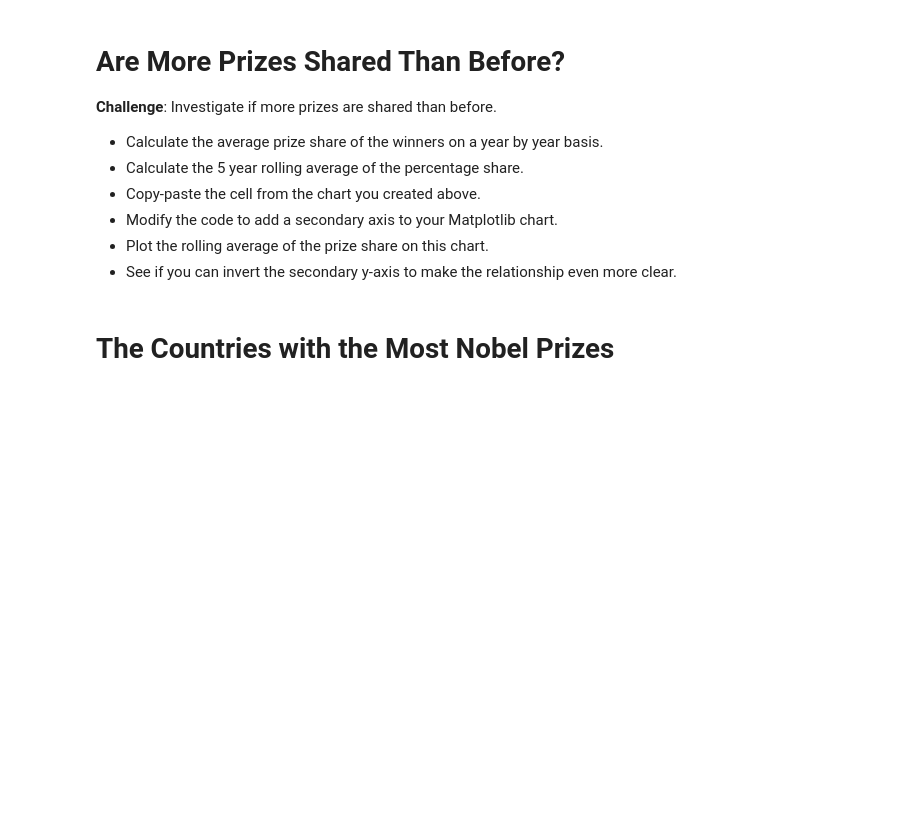
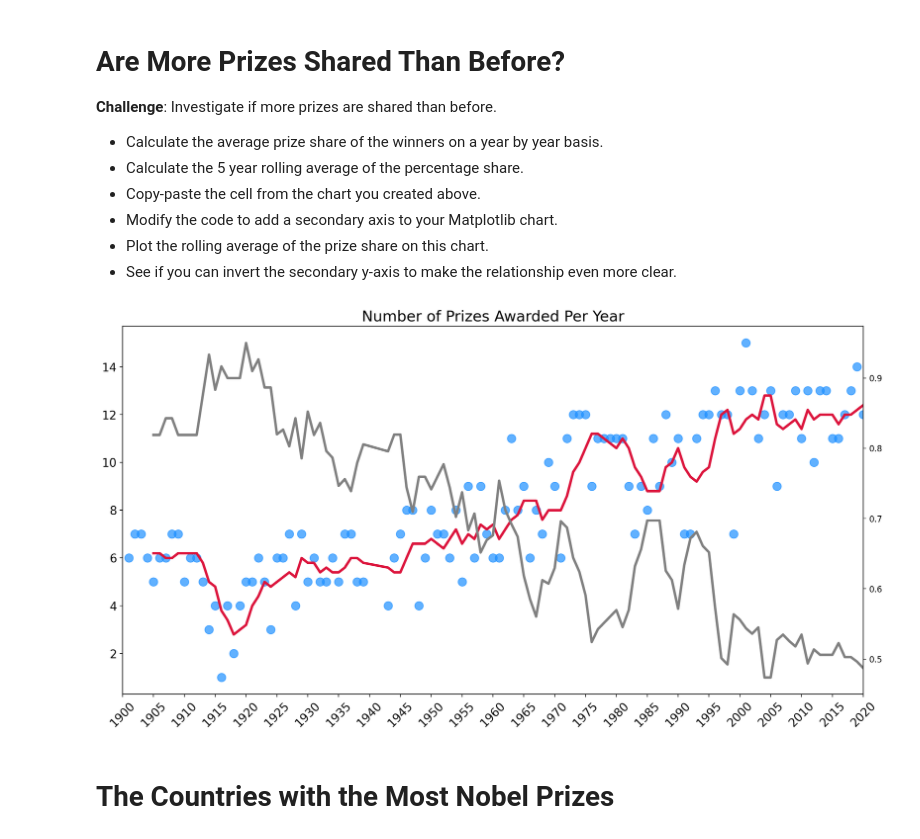
Before and after one commit to Soulbolt/day-79-analysing-the-noble-prize, a Jupyter notebook: Nobel_Prize_Analysis_(start).ipynb, the cells around one changed output. Saved outputs shown, nothing was run; the diff lists cells and outputs as text; code cells hidden in the pictures; blank space fills up the shorter version.

Commit message:
Complete Are More Prizes Shared Than Before Challenge.

```diff
--- a/Nobel_Prize_Analysis_(start).ipynb
+++ b/Nobel_Prize_Analysis_(start).ipynb
@@ -355,6 +355,28 @@ plt.show()
 * Modify the code to add a secondary axis to your Matplotlib chart.
 * Plot the rolling average of the prize share on this chart.
 * See if you can invert the secondary y-axis to make the relationship even more clear.
+# %%
+avg_share_annually = df_data.groupby("year").agg({"share_pct": pd.Series.mean})
+# %%
+share_change_avg = avg_share_annually.rolling(window=5).mean()
+# %%
+plt.figure(figsize=(16, 8), dpi=200)
+plt.title("Number of Prizes Awarded Per Year", fontsize=18)
+plt.yticks(fontsize=14)
+plt.xticks(ticks=np.arange(1900, 2021, step=5), fontsize=14, rotation=45)
+
+ax1 = plt.gca()
+ax2 = ax1.twinx()
+ax1.set_xlim(1900, 2020)
+# first Axis
+ax1.scatter(x=annual_prize.index, y=annual_prize.values, c="dodgerblue", alpha=0.7, s=100)
+# second axis
+ax1.plot(annual_prize.index, change_average.values, c="crimson", linewidth=3)
+# Adds sahre prize plot on second axis
+ax2.plot(annual_prize.index, share_change_avg.values, c="grey", linewidth=3)
+plt.show()
+# %% [output]
+[figure, added]
 # %% [markdown]
 # The Countries with the Most Nobel Prizes
 # %% [markdown]
```
